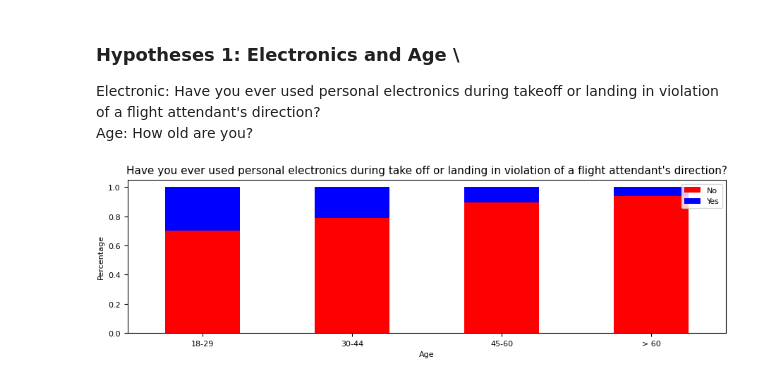
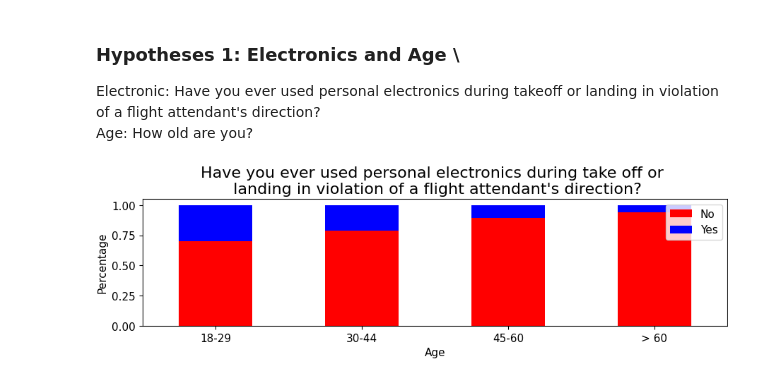
Before and after one commit to mloenker/flying-etiquette-data-lit, a Jupyter notebook: exp/hypotheses/hypotheses_1.ipynb, the cells around one changed output. Saved outputs shown, nothing was run; the diff lists cells and outputs as text; code cells hidden in the pictures.

```diff
--- a/exp/hypotheses/hypotheses_1.ipynb
+++ b/exp/hypotheses/hypotheses_1.ipynb
@@ -37,43 +37,43 @@ plt.rcParams.update({
     'figure.autolayout': False,
     'savefig.bbox': 'tight',
     'savefig.pad_inches': 0.015,
-    'font.size': 11,
-    'axes.labelsize': 8,
-    'legend.fontsize': 8,
-    'xtick.labelsize': 8,
-    'ytick.labelsize': 8,
-    'axes.titlesize': 11
+    'font.size': 11+5,
+    'axes.labelsize': 8+3,
+    'legend.fontsize': 8+3,
+    'xtick.labelsize': 8+3,
+    'ytick.labelsize': 8+3,
+    'axes.titlesize': 11+5
 })
 plotter = MakeFeaturePlots(df, condition)
 
 conditional_prob = plotter.calculate_conditional_probability(df, condition, event)
 
 conditional_prob.plot(kind='bar', stacked=True, color=['#ff0000', '#0000ff'])
 # Use a specific color from tueplots.constants.color
 title = qs(conditional_prob.columns.name)
 
-plt.title(event)
+plt.title("Have you ever used personal electronics during take off or \n landing in violation of a flight attendant's direction?")
 plt.xlabel(conditional_prob.index.name)
 plt.ylabel('Percentage')
 feature_name = ftbs(conditional_prob.columns.name)
 q_name = conditional_prob.index.name
 q_name_list = conditional_prob.index.tolist()
 
 answer_change = []
 for i in q_name_list:
     i = float(i)
     answer_change.append(ftbs(q_name, i))
 
 columns_list = []
 for i in conditional_prob.columns.tolist():
     i = float(i)
     columns_list.append(ftbs(conditional_prob.columns.name, i))
 
 plt.xticks(range(len(q_name_list)), answer_change, rotation=0)
 plt.legend(columns_list, loc='upper right')
 
 path_fig = '../../doc/AnalysisPassengerBehaviour/fig'
 plt.savefig(os.path.join(path_fig, 'hypo_1.pdf'))
 plt.show()
 # %% [output]
-[figure, old version]
+[figure, new version]
```
Also changed, not shown: 5 other files.
